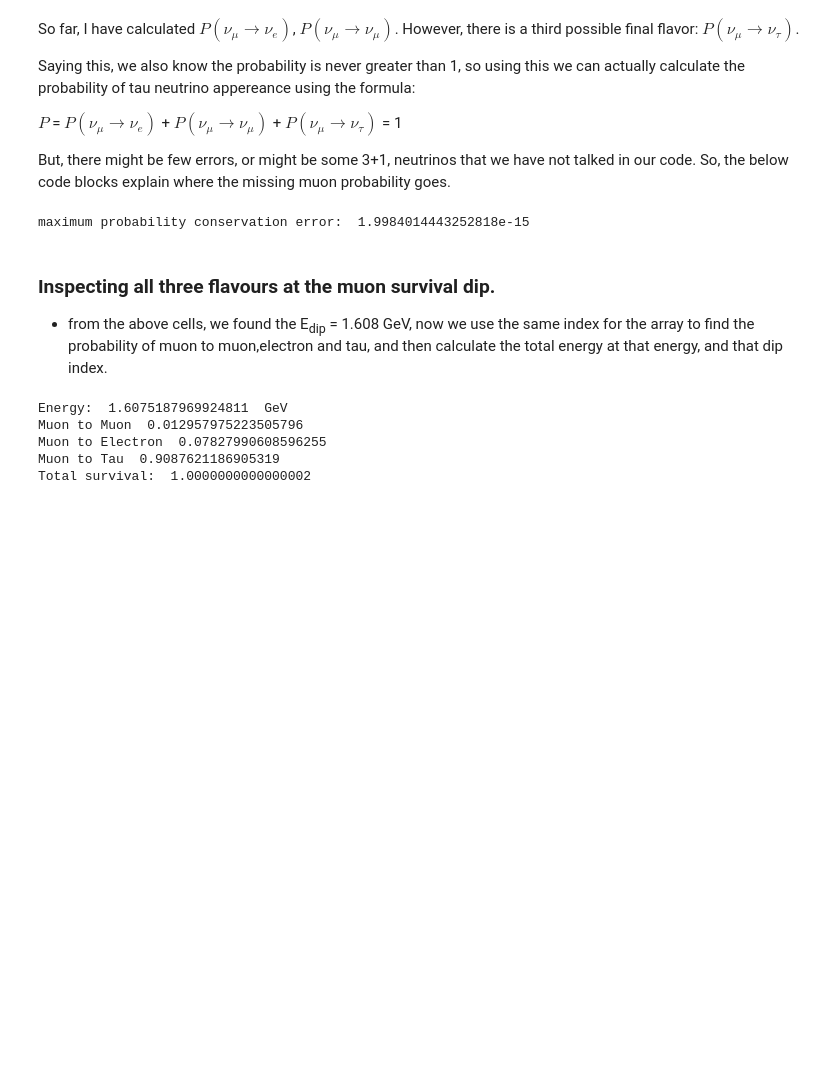
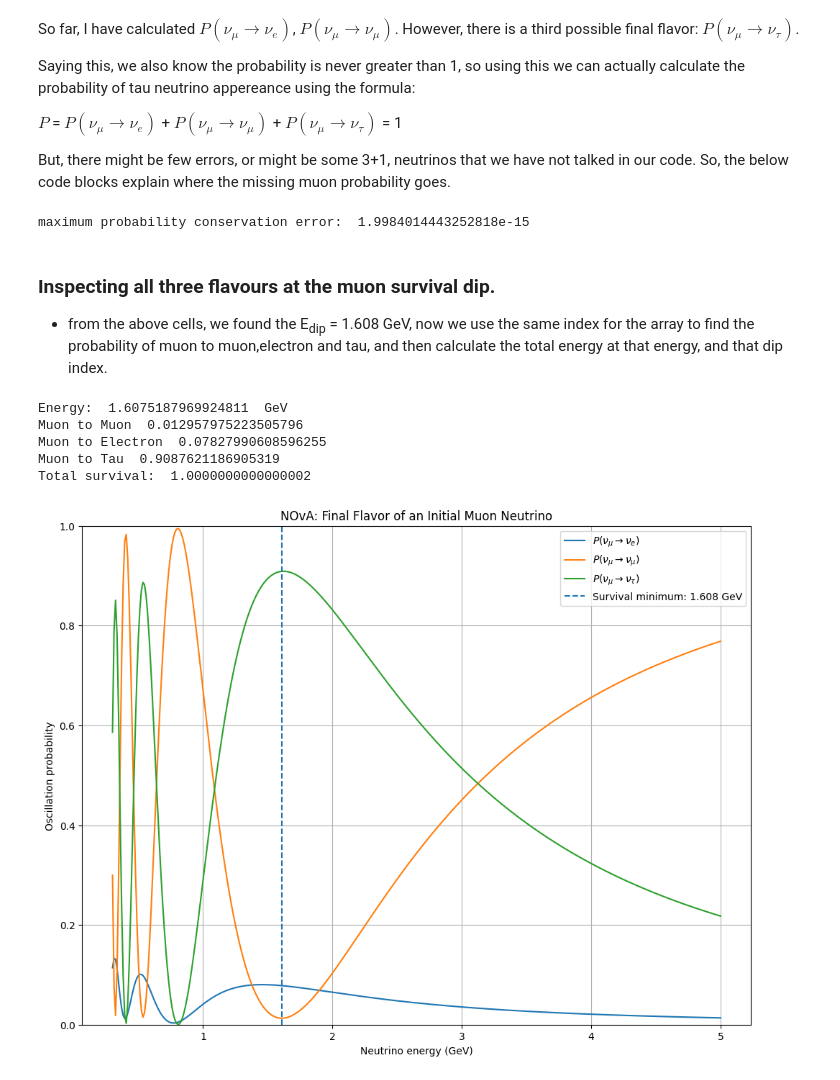
Before and after one commit to gavinsdavies/nuosclab, a Jupyter notebook: notebooks/standard_pmns.ipynb, the cells around one changed output. Saved outputs shown, nothing was run; the diff lists cells and outputs as text; code cells hidden in the pictures; blank space fills up the shorter version.

```diff
--- a/notebooks/standard_pmns.ipynb
+++ b/notebooks/standard_pmns.ipynb
@@ -189,36 +189,38 @@ Muon to Electron  0.07827990608596255
 Muon to Tau  0.9087621186905319
 Total survival:  1.0000000000000002
 # %%
-plt.figure(figsize=(9, 6))
+plt.figure(figsize=(12, 9))
 
 plt.plot(
     energy,
     p_mu_to_e,
     label=r"$P(\nu_\mu \rightarrow \nu_e)$",
 )
 
 plt.plot(
     energy,
     p_mu_to_mu,
     label=r"$P(\nu_\mu \rightarrow \nu_\mu)$",
 )
 
 plt.plot(
     energy,
     p_mu_to_tau,
     label=r"$P(\nu_\mu \rightarrow \nu_\tau)$",
 )
 
 plt.axvline(
     dip_energy,
     linestyle="--",
     label=f"Survival minimum: {dip_energy:.3f} GeV",
 )
 
 plt.xlabel("Neutrino energy (GeV)")
 plt.ylabel("Oscillation probability")
 plt.title("NOvA: Final Flavor of an Initial Muon Neutrino")
 plt.ylim(0, 1)
 plt.grid()
 plt.legend()
 plt.show()
+# %% [output]
+[figure, added]
```
Also changed, not shown: parts of 2 cells of this notebook, 2 other files.
